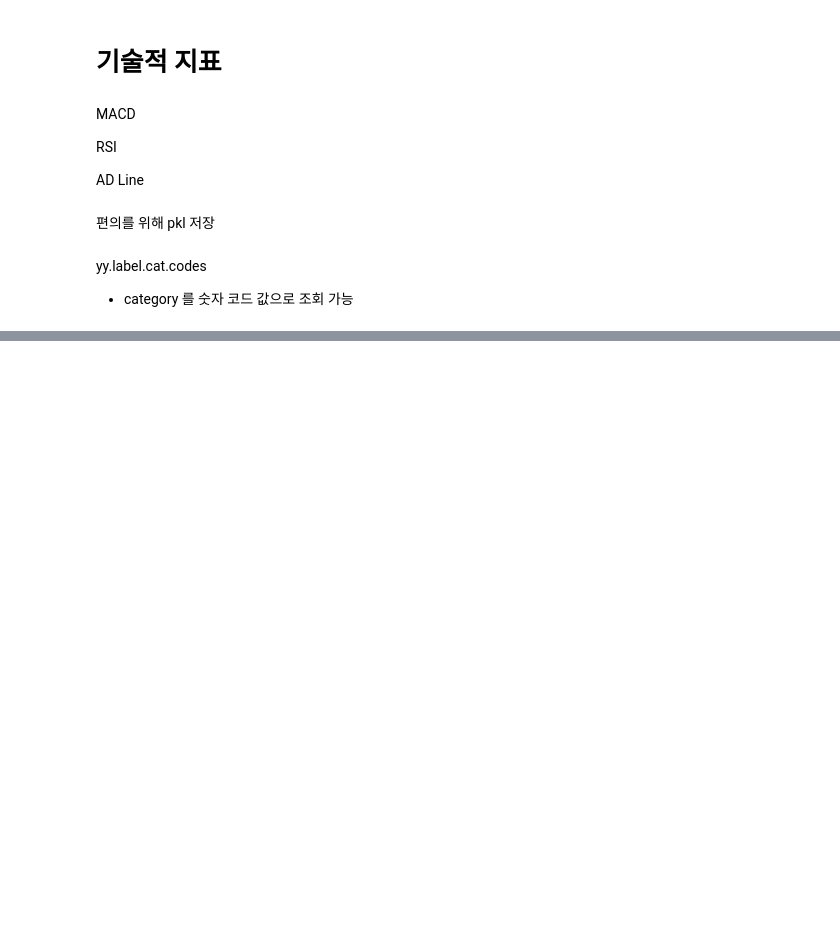
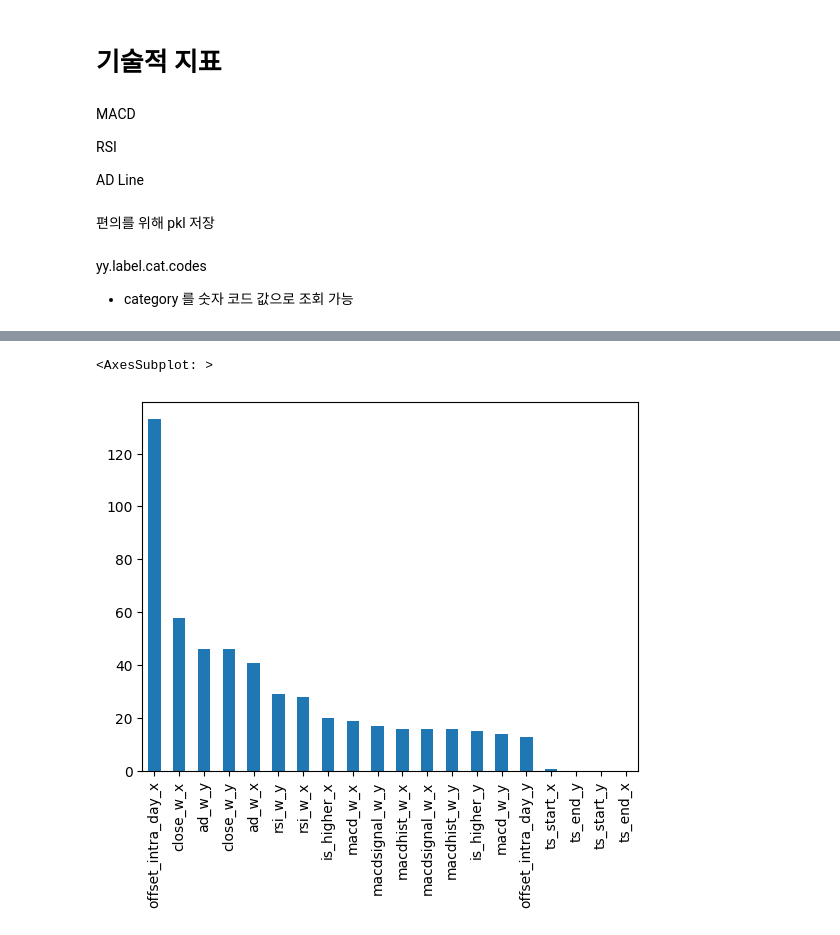
Before and after one commit to jangmino/AIFT2022, a Jupyter notebook: jupyter/baseline_model.ipynb, the cells around one changed output, grey strips where cells are left out. Saved outputs shown, nothing was run; the diff lists cells and outputs as text; code cells hidden in the pictures; blank space fills up the shorter version.

```diff
--- a/jupyter/baseline_model.ipynb
+++ b/jupyter/baseline_model.ipynb
@@ -250,0 +147,9 @@ plot_series(y, y_pred, labels=["y", "y_pred"])
+# %%
+X_train, X_val = temporal_train_test_split(learn_split, test_size=0.2)
+X_test = test_split
+# %%
+y_train = X_train.pop('label')
+y_val = X_val.pop('label')
+y_test = X_test.pop('label')
+# %%
+automl.fit(X_train, y_train, task="classification", X_val=X_val, y_val=y_val, time_budget=1800, n_jobs=4, n_concurrent_trials=1, log_file_name='.segment_automl_0.5h.log', estimator_list=["lgbm"])
@@ -250,0 +174,8 @@ plot_series(y, y_pred, labels=["y", "y_pred"])
+# %%
+'''pickle and save the automl object'''
+import pickle
+# with open('.automl_0.5.pkl', 'wb') as f:
+#     pickle.dump(automl, f, pickle.HIGHEST_PROTOCOL)
+'''load pickled automl object'''
+with open('.automl_0.5.pkl', 'rb') as f:
+    automl = pickle.load(f)
@@ -250,0 +250,5 @@ plot_series(y, y_pred, labels=["y", "y_pred"])
+# %%
+pd.Series(automl.feature_importances_, index=automl.feature_names_in_).sort_values(ascending=False).plot.bar()
+# %% [output]
+<AxesSubplot: >
+[figure, added]
```
Also changed, not shown: parts of 41 cells of this notebook.
